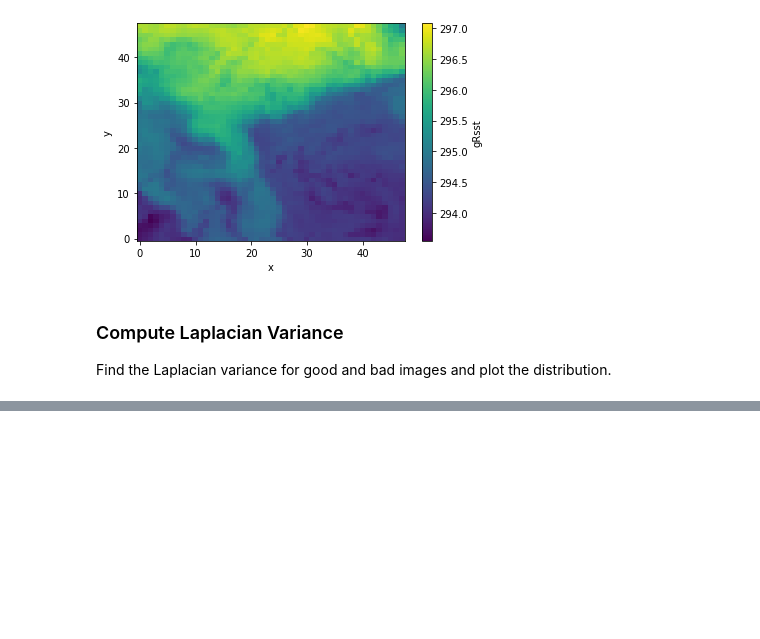
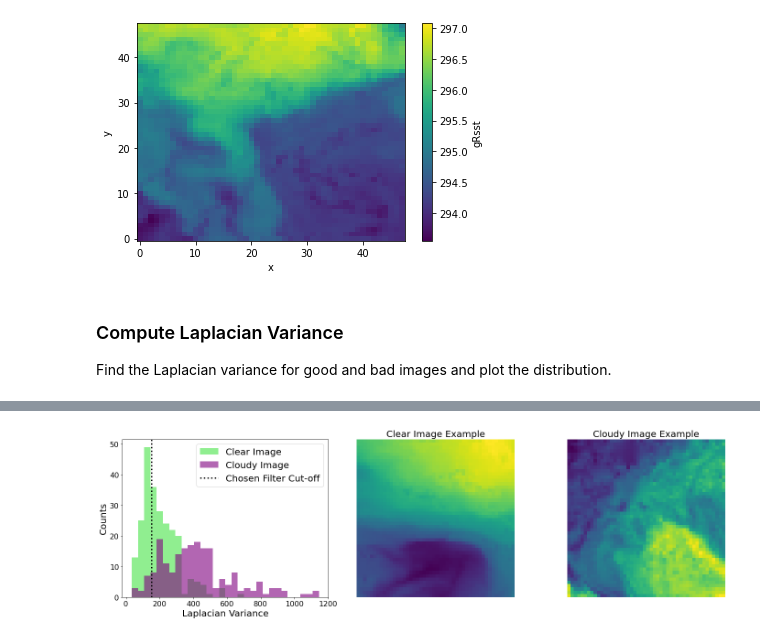
Before and after one commit to MEH04/sst_super_res, a Jupyter notebook: cloud_classifier.ipynb, the cells around one changed output, grey strips where cells are left out. Saved outputs shown, nothing was run; the diff lists cells and outputs as text; code cells hidden in the pictures; blank space fills up the shorter version.

```diff
--- a/cloud_classifier.ipynb
+++ b/cloud_classifier.ipynb
@@ -111,7 +112,7 @@ ds.to_netcdf('quality_training')
 ### Load and Separate Data
 # %%
 ## run if you already have file
-data_path = 'quality_training'
+data_path = 'lustre_scratch/data/quality_training'
 ds = xr.open_dataset(data_path)
 ds.gRsst[22].plot()
 # %% [output]
@@ -169,0 +132,75 @@ print()
+# %%
+import numpy as np
+import matplotlib.pyplot as plt
+
+var_array_bad = []
+var_array_good = []
+very_bad_index = []
+very_good_index = []
+num_good = int(np.sum(ds.good.data))
+num_bad = len(ds.good) - num_good
+
+# Iterate over the images
+for i, image in enumerate(ds.gRsst):
+    image = ds.gRsst[i].data[0]
+    image_min = image.min()
+    image_max = image.max()
+
+    # Normalize the image
+    image_normalized = ((image - image_min) / (image_max - image_min) * 255).astype(np.uint8)
+
+    # Calculate Laplacian variance
+    var = laplacian_variance(image_normalized)
+
+    # Append the variance to the corresponding list
+    if int(ds.good[i]) == 1:
+        var_array_good.append(var)
+    elif int(ds.good[i]) == 0:
+        var_array_bad.append(var)
+
+    # Collect indices for specific variance range
+    if 50 < var < 60:
+        very_good_index.append(i)
+    elif 800 < var < 900:
+        very_bad_index.append(i)
+
+# Combine all variances to determine common bins
+all_vars = np.concatenate([var_array_good, var_array_bad])
+
+# Define the bin edges using the combined data
+bin_edges = np.linspace(all_vars.min(), all_vars.max(), 31)  # 30 bins
+
+# Plot histograms with the same bins
+
+# Create the figure and axes
+fig, ax = plt.subplots(1, 3, figsize=(20, 6))  # Adjust figsize for better proportion
+
+# Plot the histograms on the first subplot
+ax[0].hist(var_array_good, bins=bin_edges, color='lightgreen', label='Clear Image')
+ax[0].hist(var_array_bad, bins=bin_edges, color='purple', alpha=0.6, label='Cloudy Image')
+ax[0].set_xlabel('Laplacian Variance', fontsize=20)
+ax[0].set_ylabel('Counts', fontsize=20)
+ax[0].axvline(150, ls=':', color='black', linewidth=3, label='Chosen Filter Cut-off')
+ax[0].legend(fontsize=20)
+
+# Plot the clear image example on the second subplot
+ax[1].imshow(ds.gRsst[very_good_index[0], 0])
+ax[1].set_title('Clear Image Example', fontsize=20)
+ax[1].axis('off')  # Hide axis ticks
+
+# Plot the cloudy image example on the third subplot
+ax[2].imshow(ds.gRsst[very_bad_index[1], 0])
+ax[2].set_title('Cloudy Image Example', fontsize=20)
+ax[2].axis('off')  # Hide axis ticks
+
+ax[0].tick_params(axis='both', labelsize=16)
+# Adjust layout for better spacing
+plt.tight_layout()
+
+# Save the figure
+fig.savefig('plots/final_plots/cloudy.png', dpi=1400)
+
+# Show the figure
+plt.show()
+# %% [output]
+[figure, added]
```
Also changed, not shown: parts of 2 cells of this notebook, 5 other files.
